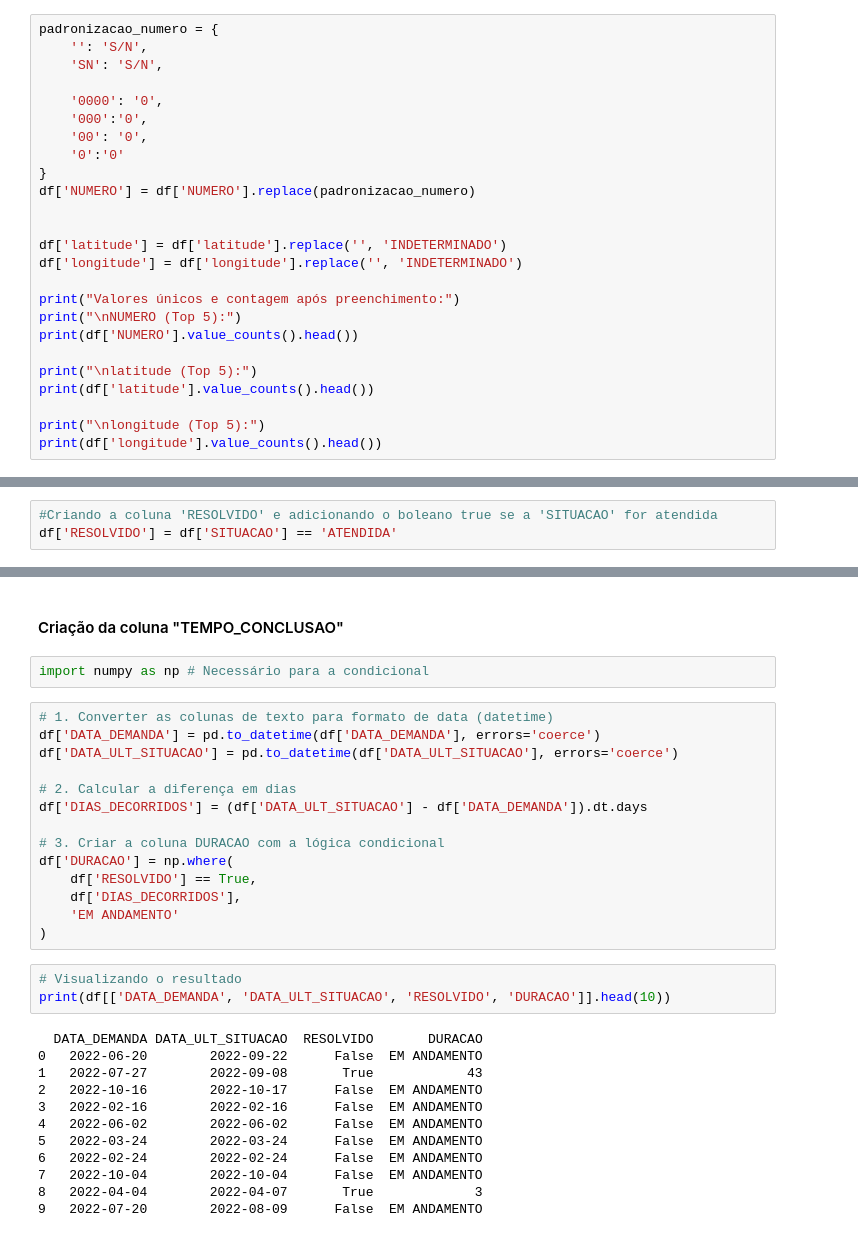
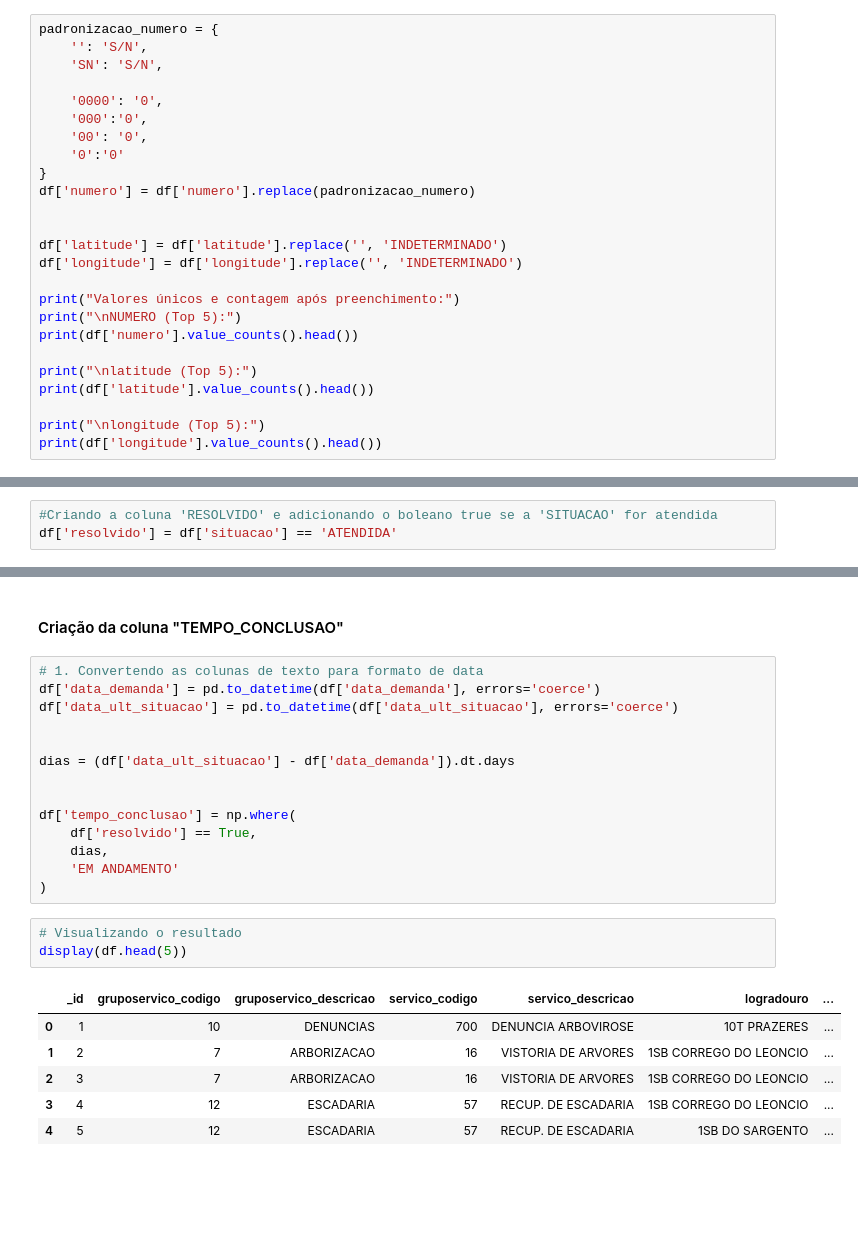
Before and after one commit to Melo-RafaelV/Projeto-BD-Emlurb, a Jupyter notebook: notebooks/ETL.ipynb, the cells around one changed output, grey strips where cells are left out. Drawn from its saved outputs; the diff is of its cells as text; blank space fills up the shorter version.

```diff
--- a/notebooks/ETL.ipynb
+++ b/notebooks/ETL.ipynb
@@ -203,7 +205,7 @@ padronizacao_numero = {
     '00': '0',
     '0':'0'
 }
-df['NUMERO'] = df['NUMERO'].replace(padronizacao_numero)
+df['numero'] = df['numero'].replace(padronizacao_numero)
 
 
 df['latitude'] = df['latitude'].replace('', 'INDETERMINADO')
@@ -211,7 +213,7 @@ df['longitude'] = df['longitude'].replace('', 'INDETERMINADO')
 
 print("Valores únicos e contagem após preenchimento:")
 print("\nNUMERO (Top 5):")
-print(df['NUMERO'].value_counts().head())
+print(df['numero'].value_counts().head())
 
 print("\nlatitude (Top 5):")
 print(df['latitude'].value_counts().head())
@@ -246,6 +248,6 @@ print(df['SITUACAO'].unique())
  'PENDENCIA']
 # %%
 #Criando a coluna 'RESOLVIDO' e adicionando o boleano true se a 'SITUACAO' for atendida
-df['RESOLVIDO'] = df['SITUACAO'] == 'ATENDIDA'
+df['resolvido'] = df['situacao'] == 'ATENDIDA'
 # %%
 print("Demonstração das colunas 'SITUACAO' e 'Resolvido':")
@@ -265,34 +267,27 @@ Demonstração das colunas 'SITUACAO' e 'Resolvido':
 9  CADASTRADA      False
 # %% [markdown]
 #### Criação da coluna "TEMPO_CONCLUSAO"
-# %%
-import numpy as np # Necessário para a condicional
 # %%
-# 1. Converter as colunas de texto para formato de data (datetime)
-df['DATA_DEMANDA'] = pd.to_datetime(df['DATA_DEMANDA'], errors='coerce')
-df['DATA_ULT_SITUACAO'] = pd.to_datetime(df['DATA_ULT_SITUACAO'], errors='coerce')
+# 1. Convertendo as colunas de texto para formato de data
+df['data_demanda'] = pd.to_datetime(df['data_demanda'], errors='coerce')
+df['data_ult_situacao'] = pd.to_datetime(df['data_ult_situacao'], errors='coerce')
 
-# 2. Calcular a diferença em dias
-df['DIAS_DECORRIDOS'] = (df['DATA_ULT_SITUACAO'] - df['DATA_DEMANDA']).dt.days
 
-# 3. Criar a coluna DURACAO com a lógica condicional
-df['DURACAO'] = np.where(
-    df['RESOLVIDO'] == True,
-    df['DIAS_DECORRIDOS'],
+dias = (df['data_ult_situacao'] - df['data_demanda']).dt.days
+
+
+df['tempo_conclusao'] = np.where(
+    df['resolvido'] == True,
+    dias,
     'EM ANDAMENTO'
 )
 # %%
 # Visualizando o resultado
-print(df[['DATA_DEMANDA', 'DATA_ULT_SITUACAO', 'RESOLVIDO', 'DURACAO']].head(10))
+display(df.head(5))
 # %% [output]
-  DATA_DEMANDA DATA_ULT_SITUACAO  RESOLVIDO       DURACAO
-0   2022-06-20        2022-09-22      False  EM ANDAMENTO
-1   2022-07-27        2022-09-08       True            43
-2   2022-10-16        2022-10-17      False  EM ANDAMENTO
-3   2022-02-16        2022-02-16      False  EM ANDAMENTO
-4   2022-06-02        2022-06-02      False  EM ANDAMENTO
-5   2022-03-24        2022-03-24      False  EM ANDAMENTO
-6   2022-02-24        2022-02-24      False  EM ANDAMENTO
-7   2022-10-04        2022-10-04      False  EM ANDAMENTO
-8   2022-04-04        2022-04-07       True             3
-9   2022-07-20        2022-08-09      False  EM ANDAMENTO
+|  | _id | gruposervico_codigo | gruposervico_descricao | servico_codigo | servico_descricao | logradouro | ... |
+| 0 | 1 | 10 | DENUNCIAS | 700 | DENUNCIA ARBOVIROSE | 10T PRAZERES | ... |
+| 1 | 2 | 7 | ARBORIZACAO | 16 | VISTORIA DE ARVORES | 1SB CORREGO DO LEONCIO | ... |
+| 2 | 3 | 7 | ARBORIZACAO | 16 | VISTORIA DE ARVORES | 1SB CORREGO DO LEONCIO | ... |
+| 3 | 4 | 12 | ESCADARIA | 57 | RECUP. DE ESCADARIA | 1SB CORREGO DO LEONCIO | ... |
+| 4 | 5 | 12 | ESCADARIA | 57 | RECUP. DE ESCADARIA | 1SB DO SARGENTO | ... |
```
Also changed, not shown: parts of 18 cells of this notebook.
